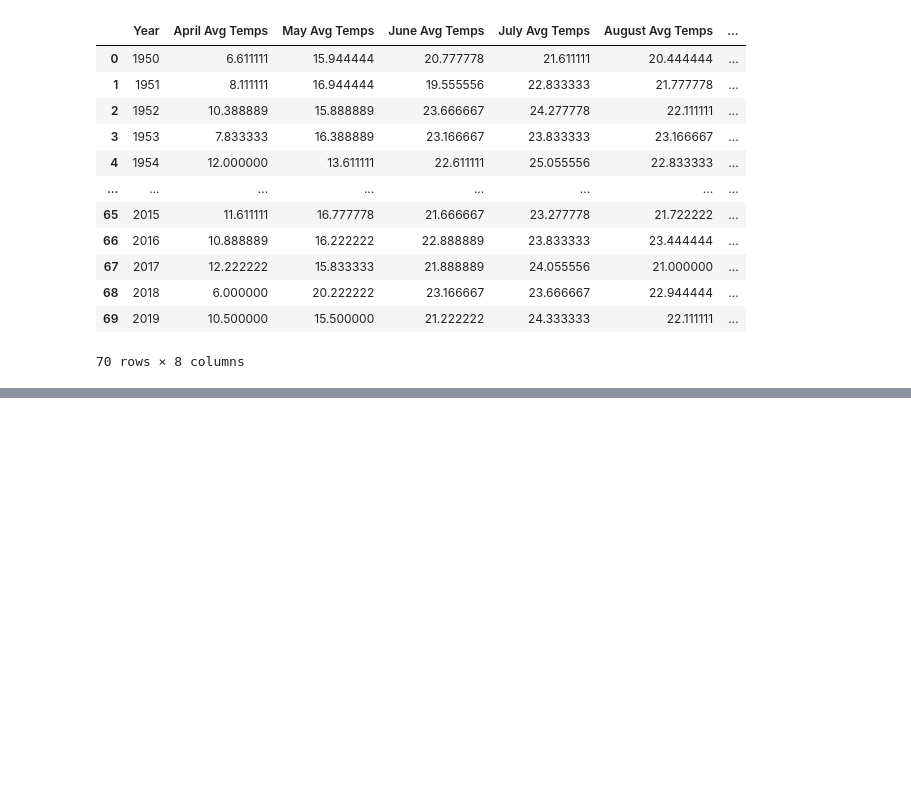
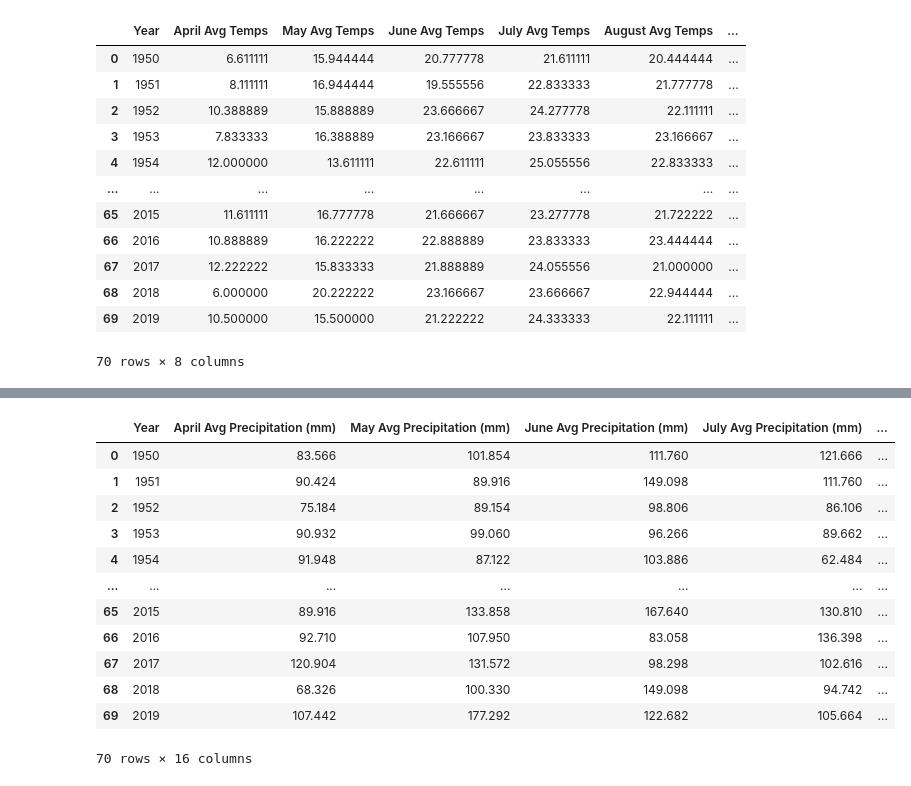
Before and after one commit to laniepreston/CapstoneCode, a Jupyter notebook: regression_models_2.ipynb, the cells around one changed output, grey strips where cells are left out. Cells and saved outputs as stored; diff of their text form; code cells hidden in the pictures; blank space fills up the shorter version.

```diff
--- a/regression_models_2.ipynb
+++ b/regression_models_2.ipynb
@@ -93,0 +190,39 @@ all_temps
+# %%
+august_pcp = pd.read_csv('362-pcp-1-8-1950-2019.csv')
+august_pcp = august_pcp.drop(' August', axis=1)
+august_pcp = format_mth_pcp(august_pcp)
+august_pcp.columns = ['Year', "August Avg Precipitation (mm)"]
+# %%
+september_pcp = pd.read_csv('362-pcp-1-9-1950-2019.csv')
+september_pcp = september_pcp.drop(' September', axis=1)
+september_pcp = format_mth_pcp(september_pcp)
+september_pcp.columns = ['Year', "September Avg Precipitation (mm)"]
+# %%
+october_pcp = pd.read_csv('362-pcp-1-10-1950-2019.csv')
+october_pcp = october_pcp.drop(' October', axis=1)
+october_pcp = format_mth_pcp(october_pcp)
+october_pcp.columns = ['Year', "October Avg Precipitation (mm)"]
+# %%
+all_pcp = pd.merge(april_pcp, may_pcp, on="Year")
+all_pcp = pd.merge(all_pcp, june_pcp, on="Year")
+all_pcp = pd.merge(all_pcp, july_pcp, on="Year")
+all_pcp = pd.merge(all_pcp, august_pcp, on='Year')
+all_pcp = pd.merge(all_pcp, september_pcp, on='Year')
+all_pcp = pd.merge(all_pcp, october_pcp, on="Year")
+# %%
+climate_data = pd.merge(all_pcp, temp_co2, on='Year')
+climate_data
+# %% [output]
+|  | Year | April Avg Precipitation (mm) | May Avg Precipitation (mm) | June Avg Precipitation (mm) | July Avg Precipitation (mm) | ... |
+| 0 | 1950 | 83.566 | 101.854 | 111.760 | 121.666 | ... |
+| 1 | 1951 | 90.424 | 89.916 | 149.098 | 111.760 | ... |
+| 2 | 1952 | 75.184 | 89.154 | 98.806 | 86.106 | ... |
+| 3 | 1953 | 90.932 | 99.060 | 96.266 | 89.662 | ... |
+| 4 | 1954 | 91.948 | 87.122 | 103.886 | 62.484 | ... |
+| ... | ... | ... | ... | ... | ... | ... |
+| 65 | 2015 | 89.916 | 133.858 | 167.640 | 130.810 | ... |
+| 66 | 2016 | 92.710 | 107.950 | 83.058 | 136.398 | ... |
+| 67 | 2017 | 120.904 | 131.572 | 98.298 | 102.616 | ... |
+| 68 | 2018 | 68.326 | 100.330 | 149.098 | 94.742 | ... |
+| 69 | 2019 | 107.442 | 177.292 | 122.682 | 105.664 | ... |
+70 rows × 16 columns
```
Also changed, not shown: parts of 22 cells of this notebook, 7 other files.
